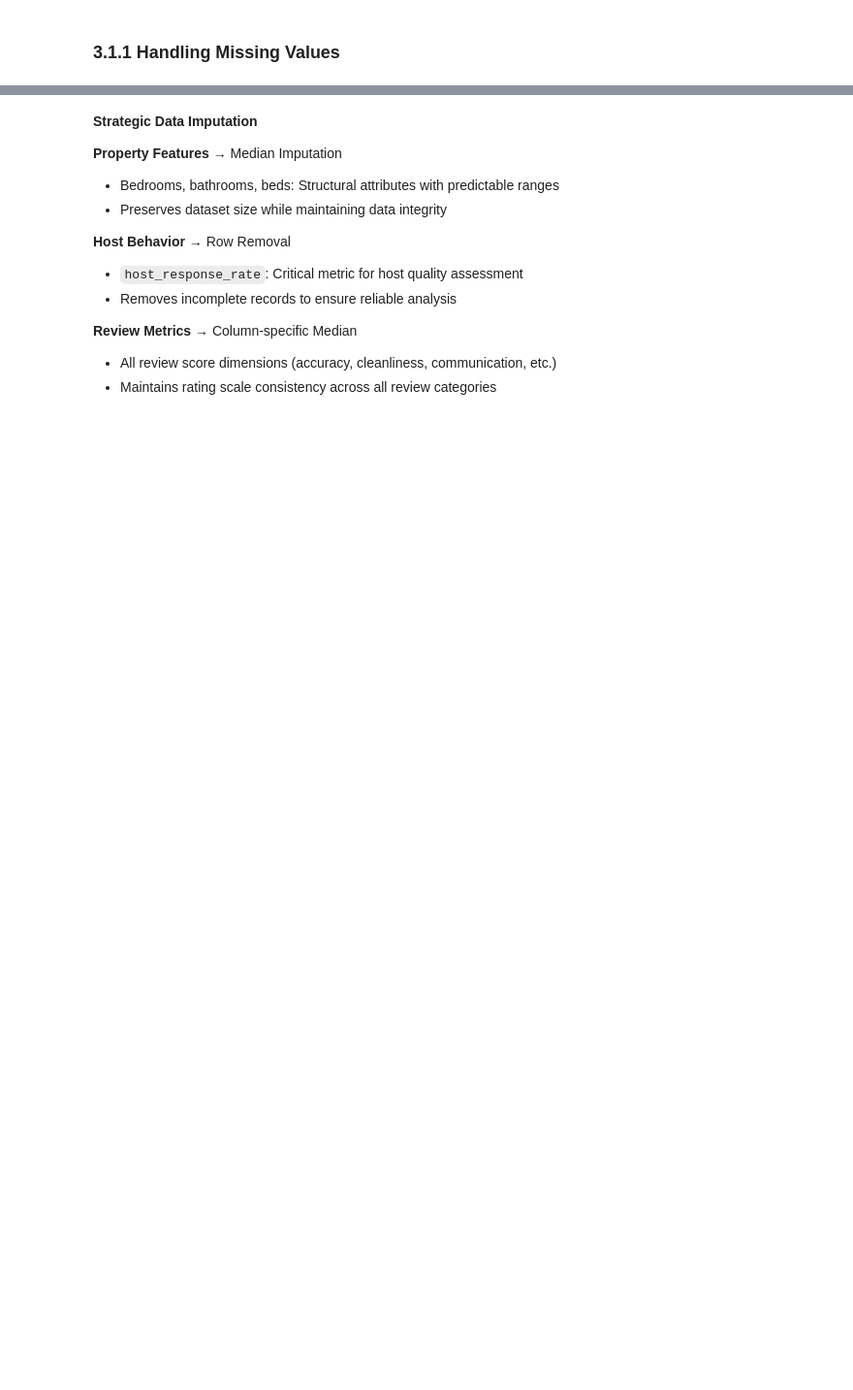
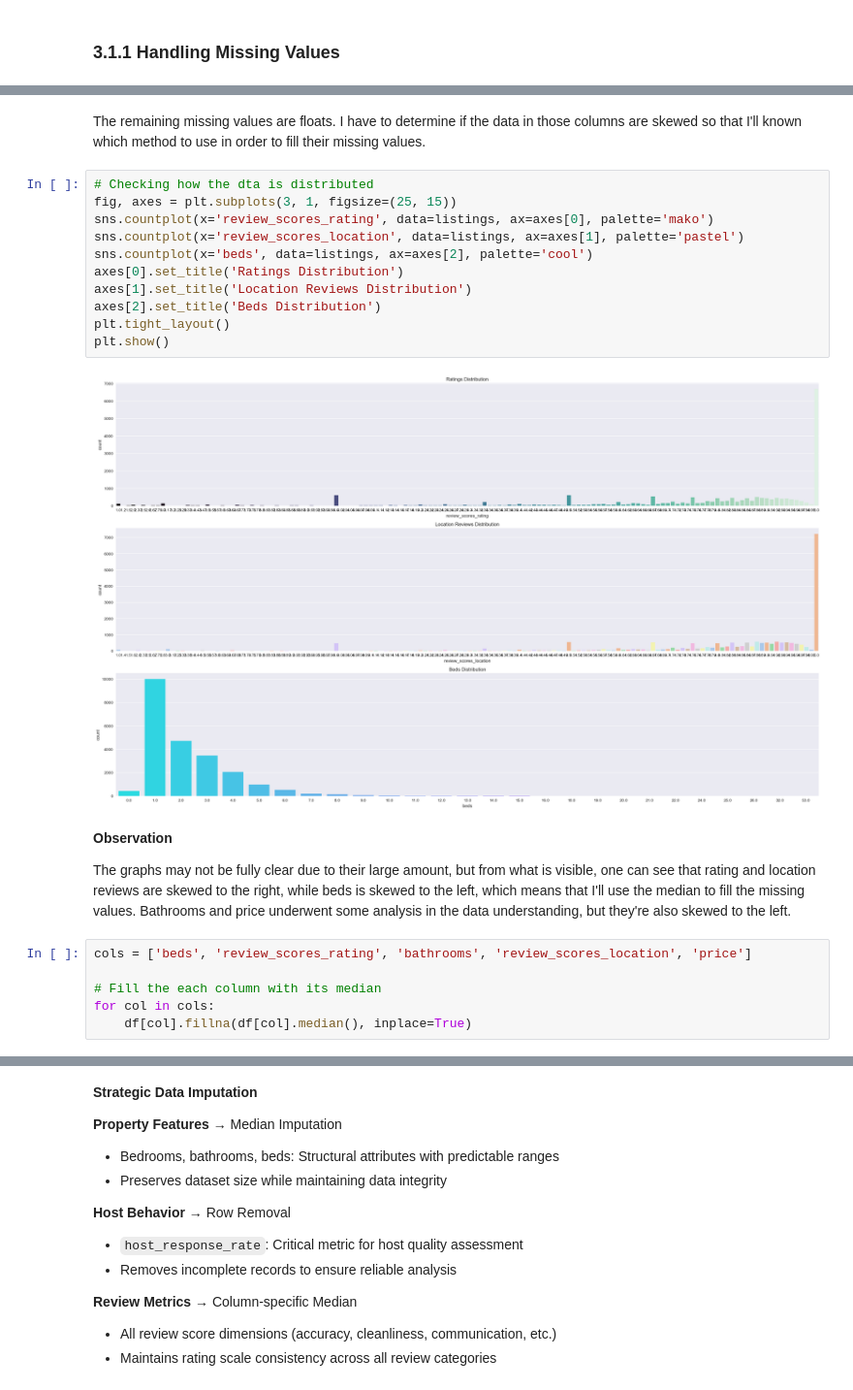
Before and after one commit to patsi-dev/Airbnb-Cape-Town-Price-Prediction, a Jupyter notebook: index.ipynb, the cells around one changed output, grey strips where cells are left out. Shown at 97% size. Drawn from its saved outputs; the diff is of its cells as text; blank space fills up the shorter version.

Commit message:
Combined each members notebook to one

```diff
--- a/index.ipynb
+++ b/index.ipynb
@@ -688,0 +704,25 @@ review_scores_value: 2818 missing values filled with median
+# %% [markdown]
+The remaining missing values are floats. I have to determine if the data in those columns are skewed so that I'll known which method to use in order to fill their missing values.
+# %%
+# Checking how the dta is distributed
+fig, axes = plt.subplots(3, 1, figsize=(25, 15))
+sns.countplot(x='review_scores_rating', data=listings, ax=axes[0], palette='mako')
+sns.countplot(x='review_scores_location', data=listings, ax=axes[1], palette='pastel')
+sns.countplot(x='beds', data=listings, ax=axes[2], palette='cool')
+axes[0].set_title('Ratings Distribution')
+axes[1].set_title('Location Reviews Distribution')
+axes[2].set_title('Beds Distribution')
+plt.tight_layout()
+plt.show()
+# %% [output]
+[figure, added]
+# %% [markdown]
+**Observation**
+
+The graphs may not be fully clear due to their large amount, but from what is visible, one can see that rating and location reviews are skewed to the right, while beds is skewed to the left, which means that I'll use the median to fill the missing values. Bathrooms and price underwent some analysis in the data understanding, but they're also skewed to the left.
+# %%
+cols = ['beds', 'review_scores_rating', 'bathrooms', 'review_scores_location', 'price']
+
+# Fill the each column with its median
+for col in cols:
+    df[col].fillna(df[col].median(), inplace=True)
```
Also changed, not shown: parts of 215 cells of this notebook.
